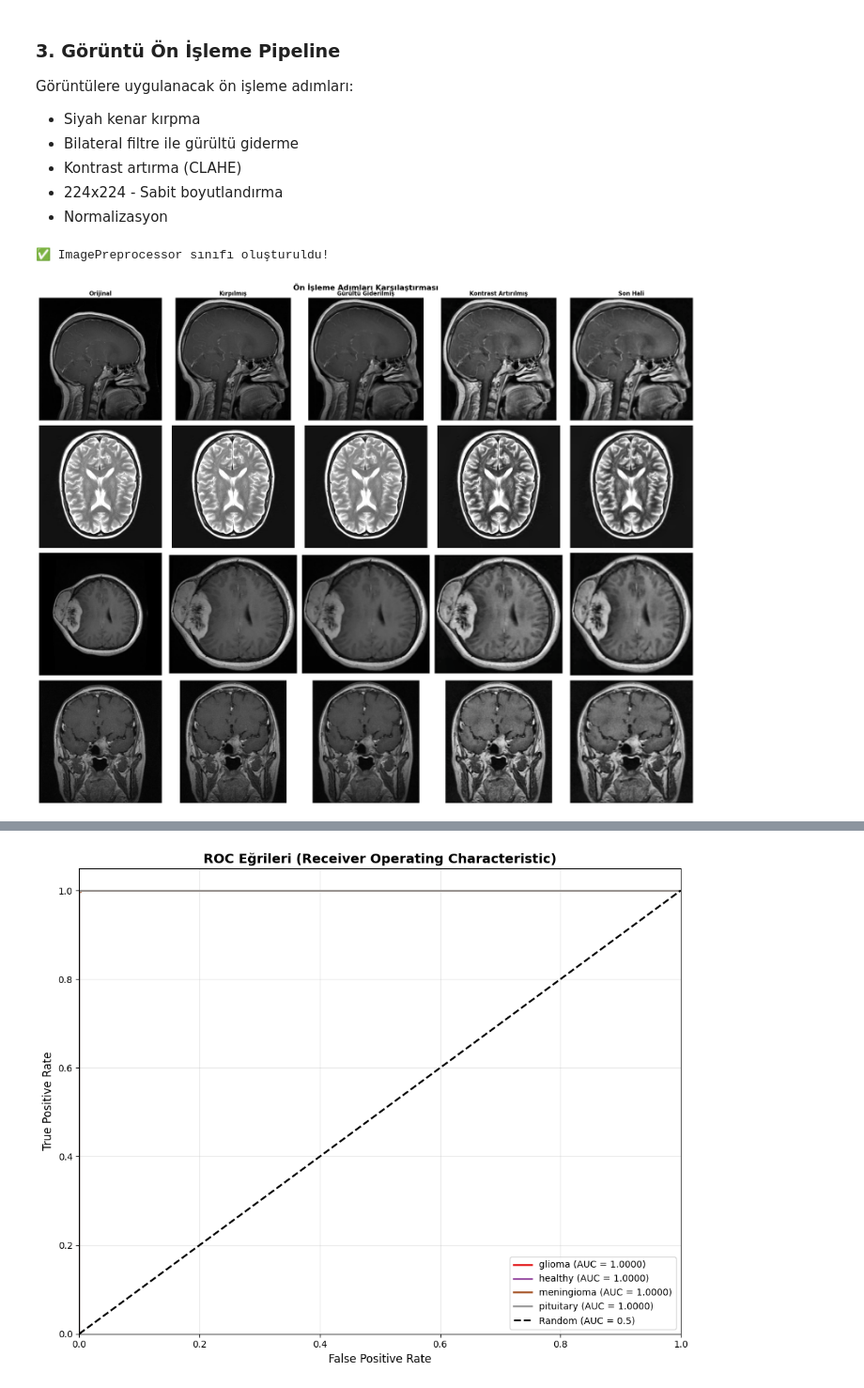
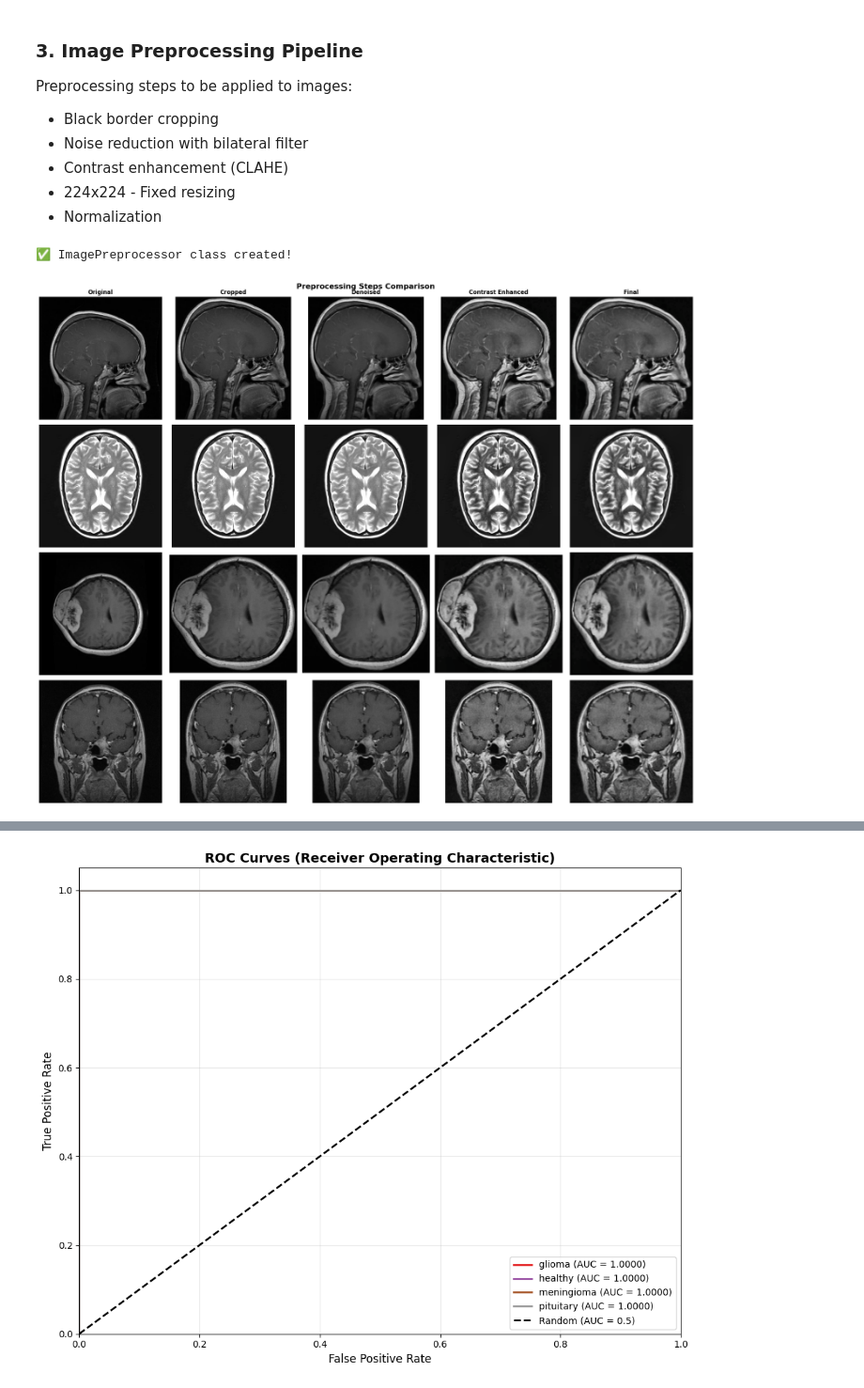
Before and after one commit to ZehraKucuker/brain_tumor_classification, a Jupyter notebook: brain_tumor_classification.ipynb, the cells around one changed output, grey strips where cells are left out. Shown at 94% size. Drawn from its saved outputs; the diff is of its cells as text; code cells hidden in the pictures.

```diff
--- a/brain_tumor_classification.ipynb
+++ b/brain_tumor_classification.ipynb
@@ -108,7 +108,7 @@ PITUITARY sınıfı analiz ediliyor...
 # %%
-# İstatistiklerin görüntülenmesi
+# Display statistics
 print("\n" + "=" * 60)
-print("SINIF BAZLI İSTATİSTİKLER")
+print("CLASS-BASED STATISTICS")
 print("=" * 60)
 
 total_images = 0
@@ -117,19 +117,19 @@ for class_name, stats in class_stats.items():
     count = stats['count']
     total_images += count
 
-    print(f"\n📁 {class_name.upper()} ===> Görüntü sayısı: {count}")
+    print(f"\n📁 {class_name.upper()} ===> Image count: {count}")
 
     if stats['widths']:
-        print(f"   Genişlik - Min: {min(stats['widths'])}, Max: {max(stats['widths'])}, Ort: {np.mean(stats['widths']):.1f} | " +
-              f"Yükseklik - Min: {min(stats['heights'])}, Max: {max(stats['heights'])}, Ort: {np.mean(stats['heights']):.1f} | " +
-              f"Kanal sayısı: {set(stats['channels'])}")
+        print(f"   Width - Min: {min(stats['widths'])}, Max: {max(stats['widths'])}, Avg: {np.mean(stats['widths']):.1f} | " +
+              f"Height - Min: {min(stats['heights'])}, Max: {max(stats['heights'])}, Avg: {np.mean(stats['heights']):.1f} | " +
+              f"Channels: {set(stats['channels'])}")
 
 print(f"\n{'=' * 60}")
-print(f"TOPLAM GÖRÜNTÜ SAYISI: {total_images}")
+print(f"TOTAL IMAGE COUNT: {total_images}")
 print(f"{'=' * 60}")
 
-# Sınıf dağılımı yüzdeleri
-print("\n📊 SINIF DAĞILIMI:")
+# Class distribution percentages
+print("\n📊 CLASS DISTRIBUTION:")
 for class_name, stats in class_stats.items():
     percentage = (stats['count'] / total_images) * 100 if total_images > 0 else 0
     bar = "█" * int(percentage / 2)
@@ -221,20 +221,20 @@ plt.show()
 # %% [markdown]
-### **3. Görüntü Ön İşleme Pipeline**
+### **3. Image Preprocessing Pipeline**
 
-Görüntülere uygulanacak ön işleme adımları:
-- Siyah kenar kırpma
-- Bilateral filtre ile gürültü giderme
-- Kontrast artırma (CLAHE)
-- 224x224 - Sabit boyutlandırma
-- Normalizasyon
+Preprocessing steps to be applied to images:
+- Black border cropping
+- Noise reduction with bilateral filter
+- Contrast enhancement (CLAHE)
+- 224x224 - Fixed resizing
+- Normalization
 # %%
 class ImagePreprocessor:
-    """Görüntü ön işleme sınıfı"""
+    """Image preprocessing class"""
 
     def __init__(self, target_size=(224, 224)):
         self.target_size = target_size
 
-    # Beyin dışındaki siyah alanların kırpılması fonksiyonu
+    # Function to crop black areas outside the brain
     def crop_black_borders(self, image, threshold=10):
         if len(image.shape) == 3:
             gray = cv2.cvtColor(image, cv2.COLOR_BGR2GRAY)
@@ -259,7 +259,7 @@ class ImagePreprocessor:
 
         return image
 
-    # Gürültü giderme fonksiyonu
+    # Noise reduction function
     def denoise(self, image, method='bilateral'):
         if method == 'gaussian':
             return cv2.GaussianBlur(image, (3, 3), 0)
@@ -269,7 +269,7 @@ class ImagePreprocessor:
             return cv2.bilateralFilter(image, 5, 75, 75)
         return image
 
-    # CLAHE ile kontrast artırma fonksiyonu
+    # Contrast enhancement function with CLAHE
     def enhance_contrast_clahe(self, image, clip_limit=2.0, tile_grid_size=(8, 8)):
         if len(image.shape) == 3:
             lab = cv2.cvtColor(image, cv2.COLOR_BGR2LAB)
@@ -288,7 +288,7 @@ class ImagePreprocessor:
 
         return enhanced
 
-    # Görüntüyü yeniden boyutlandırma fonksiyonu
+    # Image resizing function
     def resize(self, image, size=None):
         if size is None:
             size = self.target_size
@@ -301,7 +301,7 @@ class ImagePreprocessor:
 
         return cv2.resize(image, size, interpolation=interp)
 
-    # Normalizasyon fonksiyonu
+    # Normalization function
     def normalize(self, image, method='uint8'):
         if method == 'minmax':
             image = image.astype(np.float32)
@@ -312,7 +312,7 @@ class ImagePreprocessor:
             image = (image - image.min()) / (image.max() - image.min() + 1e-8)
             return (image * 255).astype(np.uint8)
         return image
-    # Tam ön işleme pipeline'ı için fonksiyon
+    # Function for complete preprocessing pipeline
     def preprocess_pipeline(self, image, crop=True, denoise_method='bilateral',
                            enhance_contrast=True, normalize_method='uint8'):
         if crop:
@@ -327,47 +327,47 @@ class ImagePreprocessor:
         return image
 
 preprocessor = ImagePreprocessor(target_size=TARGET_SIZE)
-print("✅ ImagePreprocessor sınıfı oluşturuldu!")
+print("✅ ImagePreprocessor class created!")
 # %% [output]
-✅ ImagePreprocessor sınıfı oluşturuldu!
+✅ ImagePreprocessor class created!
 # %%
-# Ön işleme adımlarının örnek olarak her bir sınıf için görselleştirilmesi
+# Visualization of preprocessing steps for each class as examples
 fig, axes = plt.subplots(4, 5, figsize=(20, 16))
-column_titles = ['Orijinal', 'Kırpılmış', 'Gürültü Giderilmiş', 'Kontrast Artırılmış', 'Son Hali']
+column_titles = ['Original', 'Cropped', 'Denoised', 'Contrast Enhanced', 'Final']
 
 for idx, class_name in enumerate(CLASSES):
     class_path = os.path.join(DATASET_PATH, class_name)
     if os.path.exists(class_path):
         images = [f for f in os.listdir(class_path) if f.lower().endswith(('.png', '.jpg', '.jpeg'))]
         if images:
             img_path = os.path.join(class_path, images[1])
             original = cv2.imread(img_path)
 
-            # Adım adım ön işlemlerin yapılması
+            # Performing step-by-step preprocessing
             cropped = preprocessor.crop_black_borders(original)
             denoised = preprocessor.denoise(cropped, method='bilateral')
             enhanced = preprocessor.enhance_contrast_clahe(denoised)
             final = preprocessor.resize(enhanced)
 
             images_list = [
                 cv2.cvtColor(original, cv2.COLOR_BGR2RGB),
                 cv2.cvtColor(cropped, cv2.COLOR_BGR2RGB),
                 cv2.cvtColor(denoised, cv2.COLOR_BGR2RGB),
                 cv2.cvtColor(enhanced, cv2.COLOR_BGR2RGB),
                 cv2.cvtColor(final, cv2.COLOR_BGR2RGB)
             ]
 
             for col, (img, title) in enumerate(zip(images_list, column_titles)):
                 axes[idx, col].imshow(img)
                 axes[idx, col].axis('off')
                 if idx == 0:
                     axes[idx, col].set_title(title, fontsize=12, fontweight='bold')
                 if col == 0:
                     axes[idx, col].set_ylabel(class_name, fontsize=12, fontweight='bold')
 
-plt.suptitle('Ön İşleme Adımları Karşılaştırması', fontsize=16, fontweight='bold')
+plt.suptitle('Preprocessing Steps Comparison', fontsize=16, fontweight='bold')
 plt.tight_layout()
 plt.show()
 # %% [output]
-[figure, old version]
+[figure, new version]
 # %%
```
Also changed, not shown: parts of 24 cells of this notebook, 2 other files.
